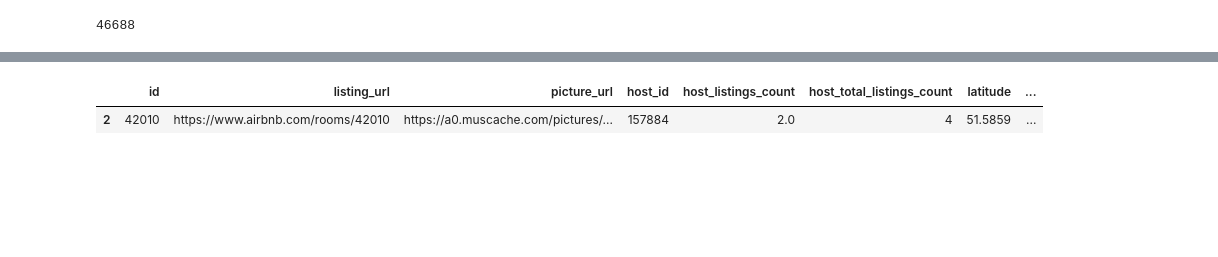
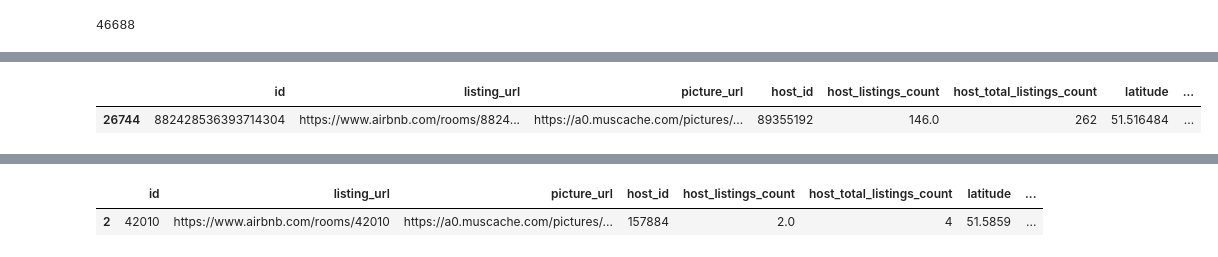
Before and after one commit to a-saveleva/FSDS_Slap, a Jupyter notebook: Inside_Airbnb.ipynb, the cells around one changed output, grey strips where cells are left out. Cells and saved outputs as stored; diff of their text form; code cells hidden in the pictures; blank space fills up the shorter version.

```diff
--- a/Inside_Airbnb.ipynb
+++ b/Inside_Airbnb.ipynb
@@ -363,3 +470,9 @@ Name: count, dtype: int64
+# %%
+#check.groupby("cluster_id")
+check[check["cluster_id"] == np.random.choice(check["cluster_id"])]
+# %% [output]
+|  | id | listing_url | picture_url | host_id | host_listings_count | host_total_listings_count | latitude | ... |
+| 26744 | 882428536393714304 | https://www.airbnb.com/rooms/8824... | https://a0.muscache.com/pictures/... | 89355192 | 146.0 | 262 | 51.516484 | ... |
 # %%
 df_valid_nodups[['genuine']].value_counts()
 # %% [output]
```
Also changed, not shown: parts of 27 cells of this notebook.
